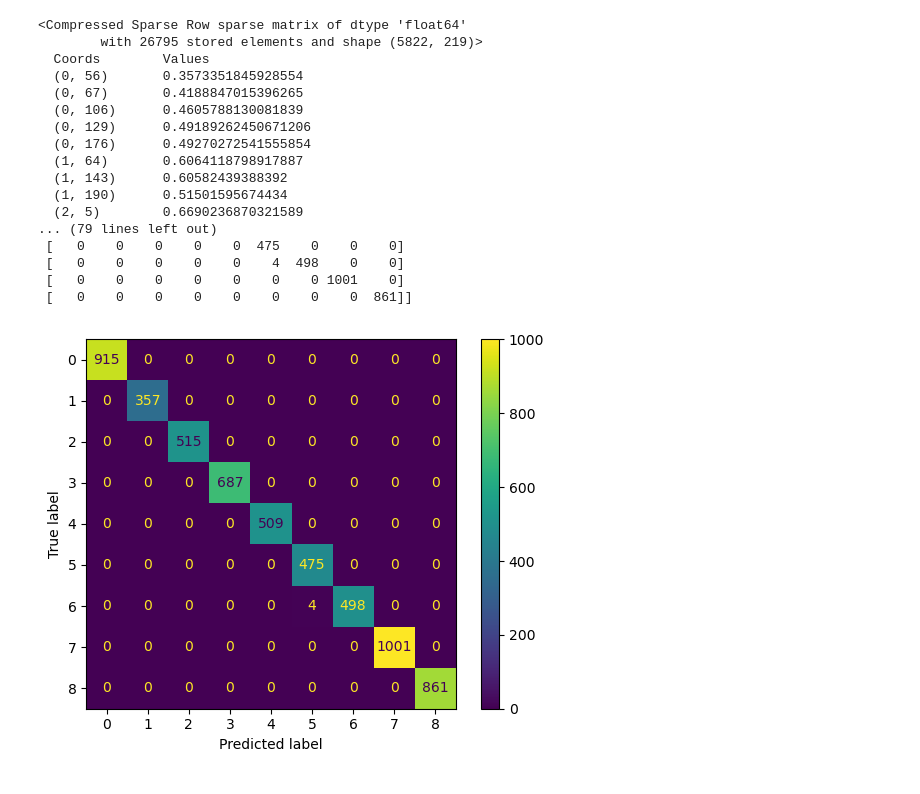
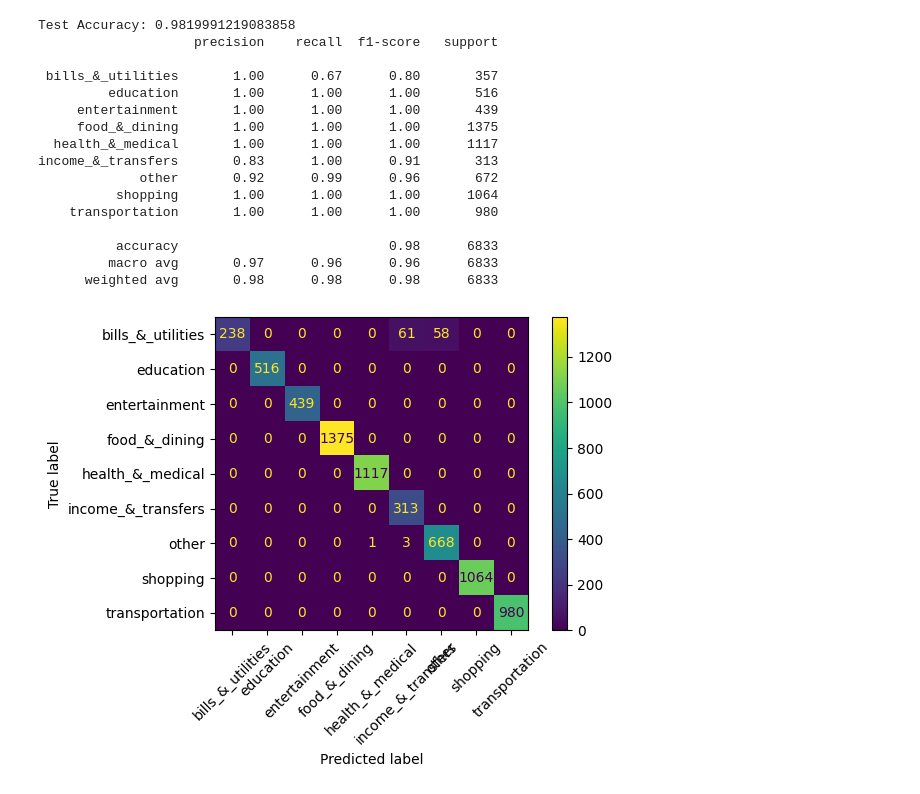
Before and after one commit to Mohammadawad1/techtalks-ExpenseAI-pythonA, a Jupyter notebook: machine_learning/training/evaluate_model.ipynb, the cells around one changed output. Drawn from its saved outputs; the diff is of its cells as text; code cells hidden in the pictures.

```diff
--- a/machine_learning/training/evaluate_model.ipynb
+++ b/machine_learning/training/evaluate_model.ipynb
@@ -1,58 +42,52 @@
 # %%
 import pandas as pd
 import pickle
 from sklearn.metrics import accuracy_score, classification_report, confusion_matrix, ConfusionMatrixDisplay
 import matplotlib.pyplot as plt
 
-try:
-    with open("expense_model.pkl", 'rb') as e_file:
-        expense_model= pickle.load(e_file)
-    with open("X_test_vec.pkl", 'rb') as file:
-        X_test_vec= pickle.load(file)
-except FileNotFoundError:
-    print(f"Error: The file was not found.")
+with open("expense_model.pkl", "rb") as f:
+    expense_model = pickle.load(f)
 
-y_test= pd.read_csv("y_test.csv")
-print(X_test_vec)
-print(y_test)
-print(expense_model)
+with open("X_test_vec.pkl", "rb") as f:
+    X_test_vec = pickle.load(f)
 
-from sklearn.preprocessing import LabelEncoder
-le= LabelEncoder()
-y_test_encoded= le.fit_transform(y_test.values.ravel())
-y_predict=expense_model.predict(X_test_vec)
-score= accuracy_score(y_test_encoded, y_predict)
-print(score)
-report=classification_report(y_test_encoded, y_predict)
+y_test = pd.read_csv("y_test.csv").values.ravel()  # نصوص
+
+y_pred = expense_model.predict(X_test_vec)
+
+score = accuracy_score(y_test, y_pred)
+print("Test Accuracy:", score)
+
+report = classification_report(y_test, y_pred)
 print(report)
-cm= confusion_matrix(y_test_encoded, y_predict )
-print(cm)
-disp= ConfusionMatrixDisplay(confusion_matrix= cm)
-disp.plot()
+
+cm = confusion_matrix(y_test, y_pred, labels=expense_model.classes_)
+disp = ConfusionMatrixDisplay(confusion_matrix=cm, display_labels=expense_model.classes_)
+disp.plot(xticks_rotation=45)
+plt.tight_layout()
 plt.show()
 disp.figure_.savefig("confusion_matrix.png")
 
-with open('model_results.md', 'w') as f:
+with open("model_results.md", "w", encoding="utf-8") as f:
     f.write("# Model Performance Report\n\n")
     f.write(f"**Accuracy:** {score}\n\n")
     f.write("## Classification Report\n\n")
     f.write(report)
 # %% [output]
-<Compressed Sparse Row sparse matrix of dtype 'float64'
-        with 26795 stored elements and shape (5822, 219)>
-  Coords        Values
-  (0, 56)       0.3573351845928554
-  (0, 67)       0.4188847015396265
-  (0, 106)      0.4605788130081839
-  (0, 129)      0.49189262450671206
-  (0, 176)      0.49270272541555854
-  (1, 64)       0.6064118798917887
-  (1, 143)      0.60582439388392
-  (1, 190)      0.51501595674434
-  (2, 5)        0.6690236870321589
-... (79 lines left out)
- [   0    0    0    0    0  475    0    0    0]
- [   0    0    0    0    0    4  498    0    0]
- [   0    0    0    0    0    0    0 1001    0]
- [   0    0    0    0    0    0    0    0  861]]
+Test Accuracy: 0.9819991219083858
+                    precision    recall  f1-score   support
+
+ bills_&_utilities       1.00      0.67      0.80       357
+         education       1.00      1.00      1.00       516
+     entertainment       1.00      1.00      1.00       439
+     food_&_dining       1.00      1.00      1.00      1375
+  health_&_medical       1.00      1.00      1.00      1117
+income_&_transfers       0.83      1.00      0.91       313
+             other       0.92      0.99      0.96       672
+          shopping       1.00      1.00      1.00      1064
+    transportation       1.00      1.00      1.00       980
+
+          accuracy                           0.98      6833
+         macro avg       0.97      0.96      0.96      6833
+      weighted avg       0.98      0.98      0.98      6833
-[figure, old version]
+[figure, new version]
```
Also changed, not shown: parts of 1 cell of this notebook, 15 other files.
